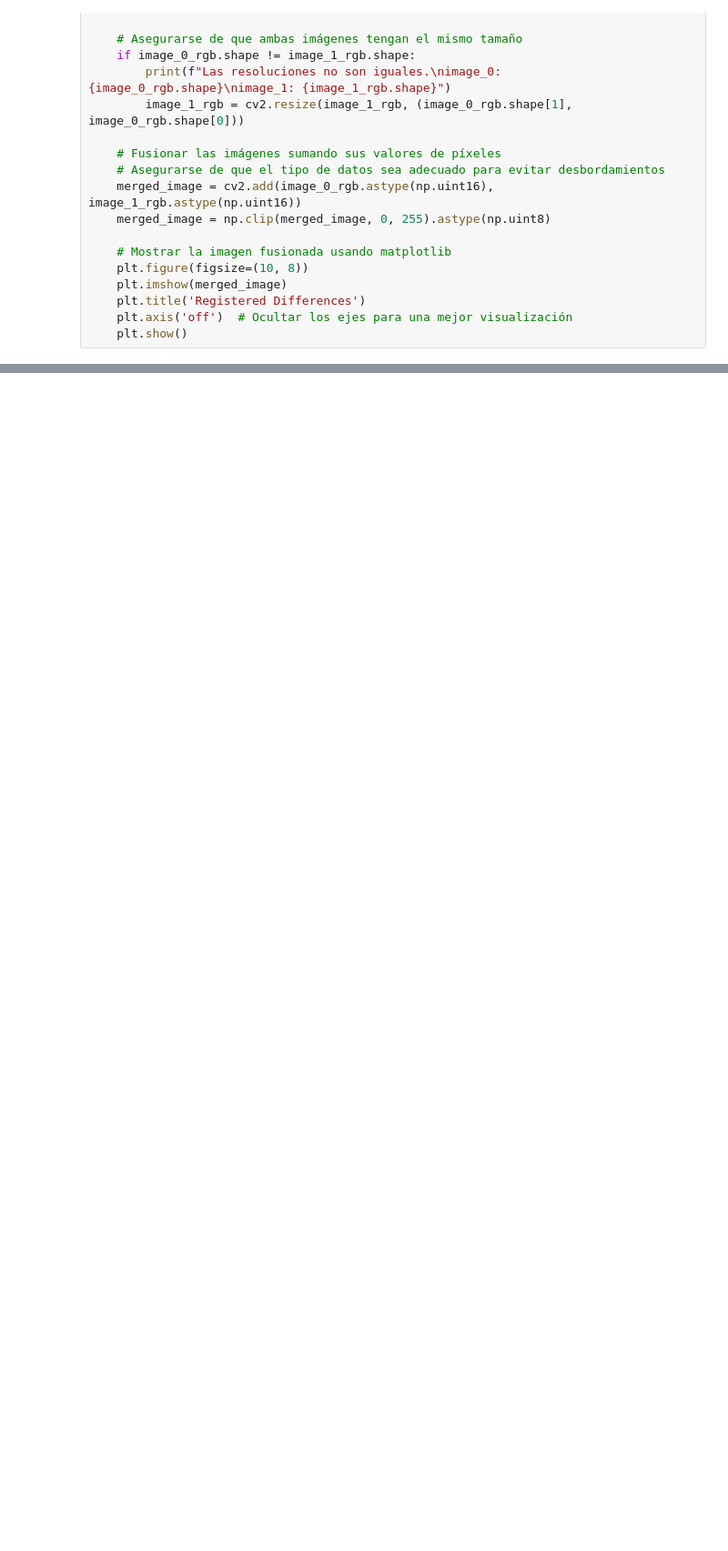
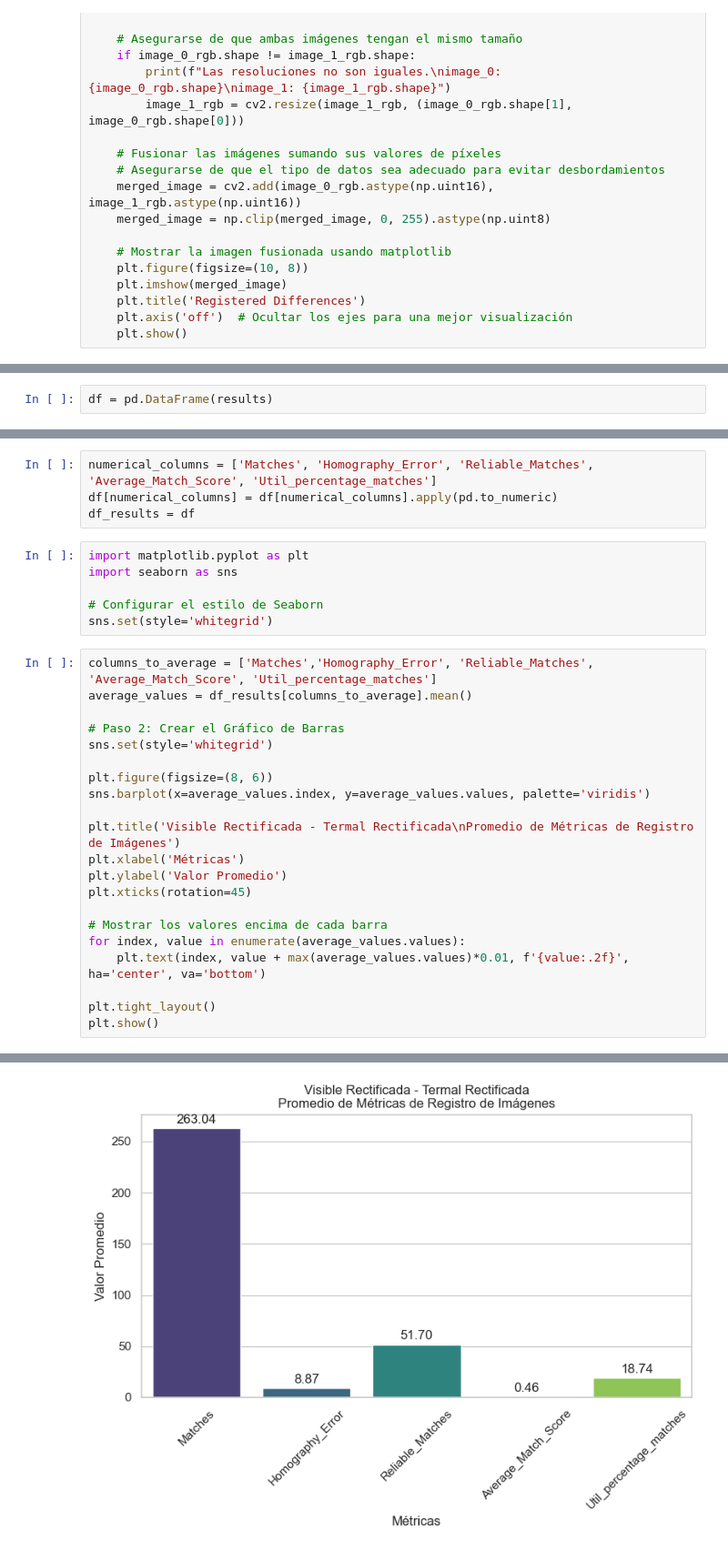
Before and after one commit to kevelmun/StereoThermal, a Jupyter notebook: analysis.ipynb, the cells around one changed output, grey strips where cells are left out. Shown at 91% size. Cells and saved outputs as stored; diff of their text form; blank space fills up the shorter version.

```diff
--- a/analysis.ipynb
+++ b/analysis.ipynb
@@ -89,0 +144,2 @@ show_differences(image_1, image_warped)
+# %%
+df = pd.DataFrame(results)
@@ -89,0 +167,32 @@ show_differences(image_1, image_warped)
+# %%
+numerical_columns = ['Matches', 'Homography_Error', 'Reliable_Matches', 'Average_Match_Score', 'Util_percentage_matches']
+df[numerical_columns] = df[numerical_columns].apply(pd.to_numeric)
+df_results = df
+# %%
+import matplotlib.pyplot as plt
+import seaborn as sns
+
+# Configurar el estilo de Seaborn
+sns.set(style='whitegrid')
+# %%
+columns_to_average = ['Matches','Homography_Error', 'Reliable_Matches', 'Average_Match_Score', 'Util_percentage_matches']
+average_values = df_results[columns_to_average].mean()
+
+# Paso 2: Crear el Gráfico de Barras
+sns.set(style='whitegrid')
+
+plt.figure(figsize=(8, 6))
+sns.barplot(x=average_values.index, y=average_values.values, palette='viridis')
+
+plt.title('Visible Rectificada - Termal Rectificada\nPromedio de Métricas de Registro de Imágenes')
+plt.xlabel('Métricas')
+plt.ylabel('Valor Promedio')
+plt.xticks(rotation=45)
+
+# Mostrar los valores encima de cada barra
+for index, value in enumerate(average_values.values):
+    plt.text(index, value + max(average_values.values)*0.01, f'{value:.2f}', ha='center', va='bottom')
+
+plt.tight_layout()
+plt.show()
+# %% [output]
@@ -89,0 +202 @@ show_differences(image_1, image_warped)
+[figure, added]
```
Also changed, not shown: parts of 20 cells of this notebook, 4 other files.
